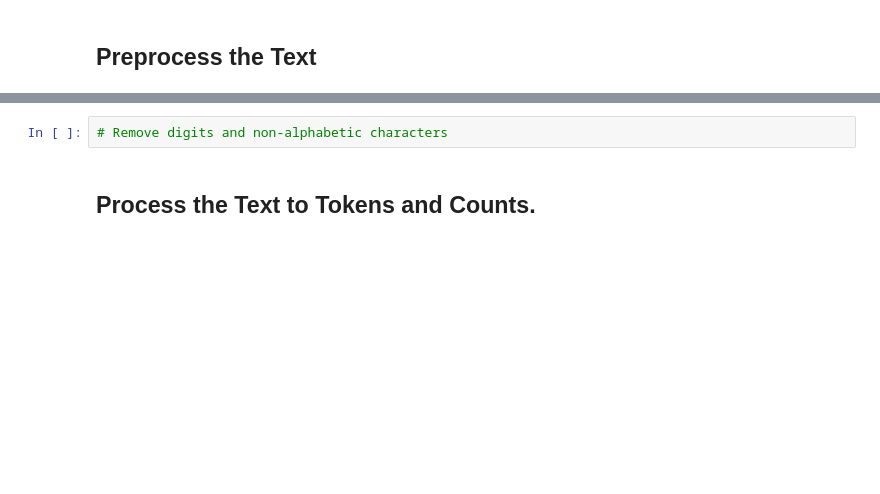
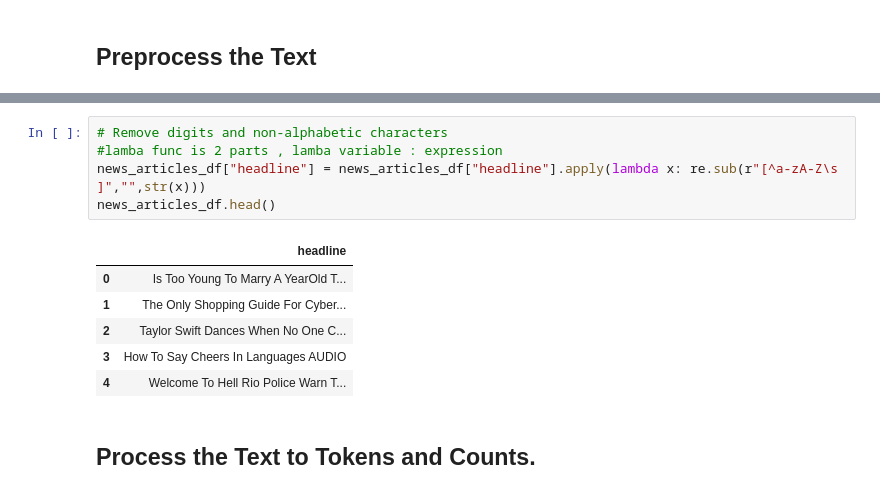
Before and after one commit to sowmyarshetty/NNClass, a Jupyter notebook: Latent_Dirichlet_Allocation.ipynb, the cells around one changed output, grey strips where cells are left out. Saved outputs shown, nothing was run; the diff lists cells and outputs as text; blank space fills up the shorter version.

```diff
--- a/Latent_Dirichlet_Allocation.ipynb
+++ b/Latent_Dirichlet_Allocation.ipynb
@@ -50,5 +71,15 @@ news_articles_df.info()
-# %%
-# Remove digits and non-alphabetic characters
+# %%
+# Remove digits and non-alphabetic characters
+#lamba func is 2 parts , lamba variable : expression
+news_articles_df["headline"] = news_articles_df["headline"].apply(lambda x: re.sub(r"[^a-zA-Z\s ]","",str(x)))
+news_articles_df.head()
+# %% [output]
+|  | headline |
+| 0 | Is Too Young To Marry A YearOld T... |
+| 1 | The Only Shopping Guide For Cyber... |
+| 2 | Taylor Swift Dances When No One C... |
+| 3 | How To Say Cheers In Languages AUDIO |
+| 4 | Welcome To Hell Rio Police Warn T... |
 # %% [markdown]
 ## Process the Text to Tokens and Counts.
 # %%
```
Also changed, not shown: parts of 13 cells of this notebook.
